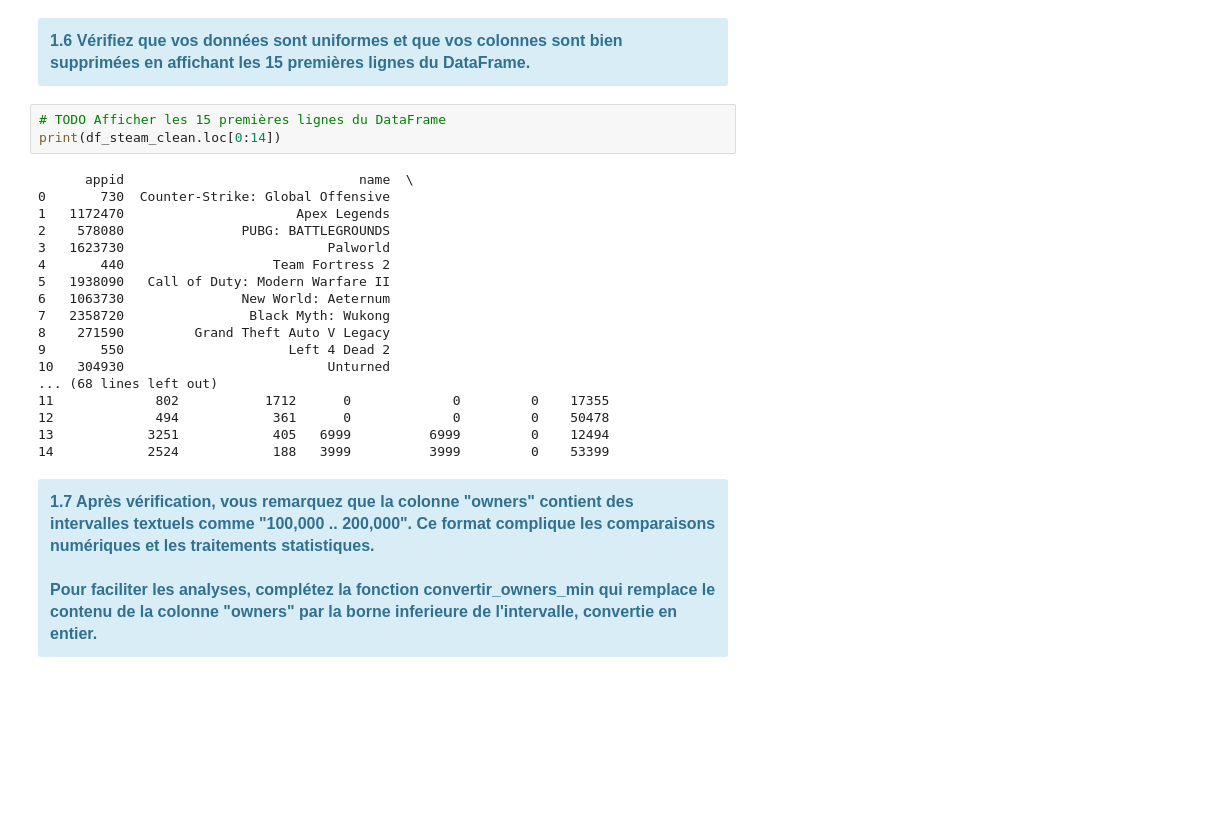
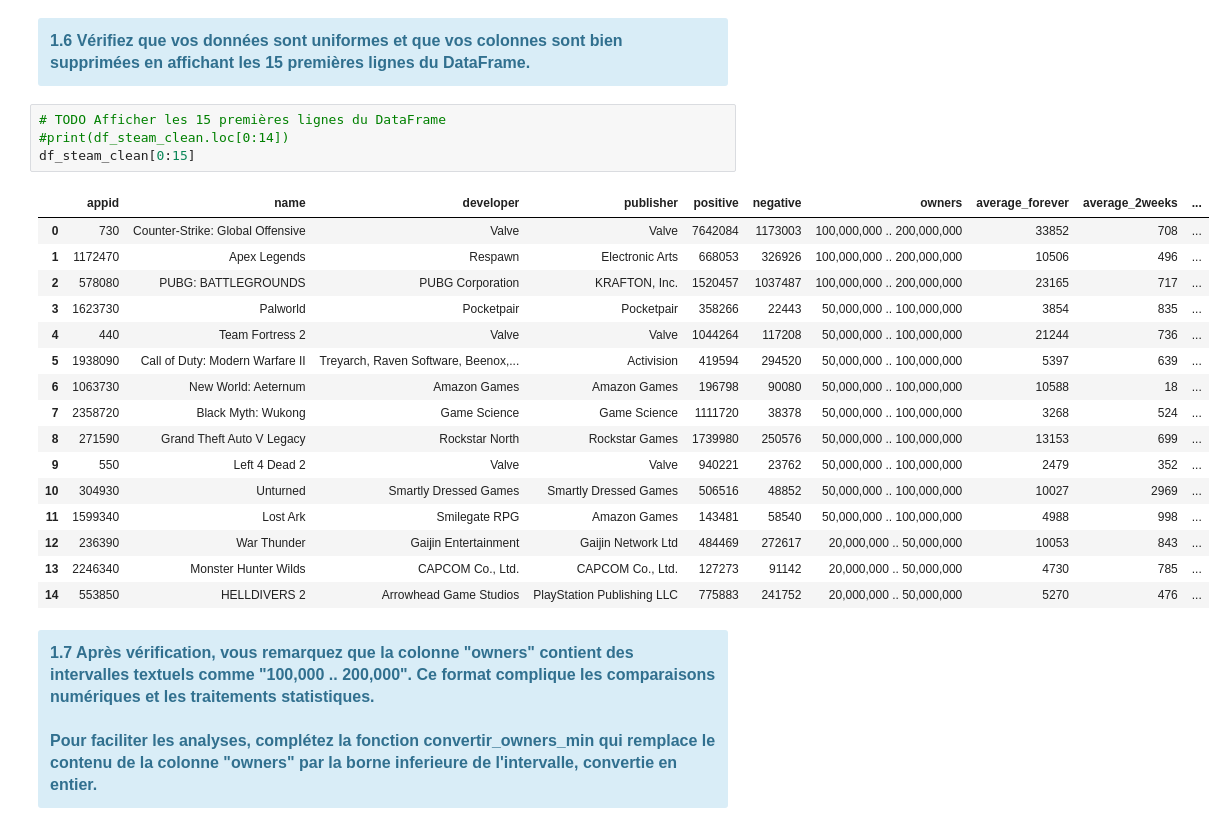
Before and after one commit to INF-1007/tp4-l03-07, a Jupyter notebook: TP4.ipynb, the cells around one changed output. Drawn from its saved outputs; the diff is of its cells as text; blank space fills up the shorter version.

```diff
--- a/TP4.ipynb
+++ b/TP4.ipynb
@@ -134,25 +134,25 @@ df_steam_clean = supprimer_colonnes(df_steam, ["score_rank", "userscore"])
 </div>
 # %%
 # TODO Afficher les 15 premières lignes du DataFrame
-print(df_steam_clean.loc[0:14])
+#print(df_steam_clean.loc[0:14])
+df_steam_clean[0:15]
 # %% [output]
-      appid                              name  \
-0       730  Counter-Strike: Global Offensive
-1   1172470                      Apex Legends
-2    578080               PUBG: BATTLEGROUNDS
-3   1623730                          Palworld
-4       440                   Team Fortress 2
-5   1938090   Call of Duty: Modern Warfare II
-6   1063730               New World: Aeternum
-7   2358720                Black Myth: Wukong
-8    271590         Grand Theft Auto V Legacy
-9       550                     Left 4 Dead 2
-10   304930                          Unturned
-... (68 lines left out)
-11             802           1712      0             0         0    17355
-12             494            361      0             0         0    50478
-13            3251            405   6999          6999         0    12494
-14            2524            188   3999          3999         0    53399
+|  | appid | name | developer | publisher | positive | negative | owners | average_forever | average_2weeks | ... |
+| 0 | 730 | Counter-Strike: Global Offensive | Valve | Valve | 7642084 | 1173003 | 100,000,000 .. 200,000,000 | 33852 | 708 | ... |
+| 1 | 1172470 | Apex Legends | Respawn | Electronic Arts | 668053 | 326926 | 100,000,000 .. 200,000,000 | 10506 | 496 | ... |
+| 2 | 578080 | PUBG: BATTLEGROUNDS | PUBG Corporation | KRAFTON, Inc. | 1520457 | 1037487 | 100,000,000 .. 200,000,000 | 23165 | 717 | ... |
+| 3 | 1623730 | Palworld | Pocketpair | Pocketpair | 358266 | 22443 | 50,000,000 .. 100,000,000 | 3854 | 835 | ... |
+| 4 | 440 | Team Fortress 2 | Valve | Valve | 1044264 | 117208 | 50,000,000 .. 100,000,000 | 21244 | 736 | ... |
+| 5 | 1938090 | Call of Duty: Modern Warfare II | Treyarch, Raven Software, Beenox,... | Activision | 419594 | 294520 | 50,000,000 .. 100,000,000 | 5397 | 639 | ... |
+| 6 | 1063730 | New World: Aeternum | Amazon Games | Amazon Games | 196798 | 90080 | 50,000,000 .. 100,000,000 | 10588 | 18 | ... |
+| 7 | 2358720 | Black Myth: Wukong | Game Science | Game Science | 1111720 | 38378 | 50,000,000 .. 100,000,000 | 3268 | 524 | ... |
+| 8 | 271590 | Grand Theft Auto V Legacy | Rockstar North | Rockstar Games | 1739980 | 250576 | 50,000,000 .. 100,000,000 | 13153 | 699 | ... |
+| 9 | 550 | Left 4 Dead 2 | Valve | Valve | 940221 | 23762 | 50,000,000 .. 100,000,000 | 2479 | 352 | ... |
+| 10 | 304930 | Unturned | Smartly Dressed Games | Smartly Dressed Games | 506516 | 48852 | 50,000,000 .. 100,000,000 | 10027 | 2969 | ... |
+| 11 | 1599340 | Lost Ark | Smilegate RPG | Amazon Games | 143481 | 58540 | 50,000,000 .. 100,000,000 | 4988 | 998 | ... |
+| 12 | 236390 | War Thunder | Gaijin Entertainment | Gaijin Network Ltd | 484469 | 272617 | 20,000,000 .. 50,000,000 | 10053 | 843 | ... |
+| 13 | 2246340 | Monster Hunter Wilds | CAPCOM Co., Ltd. | CAPCOM Co., Ltd. | 127273 | 91142 | 20,000,000 .. 50,000,000 | 4730 | 785 | ... |
+| 14 | 553850 | HELLDIVERS 2 | Arrowhead Game Studios | PlayStation Publishing LLC | 775883 | 241752 | 20,000,000 .. 50,000,000 | 5270 | 476 | ... |
 # %% [markdown]
 <div class="alert alert-block alert-info" style="font-size:16px;">
 <b>
```
Also changed, not shown: parts of 8 cells of this notebook.
